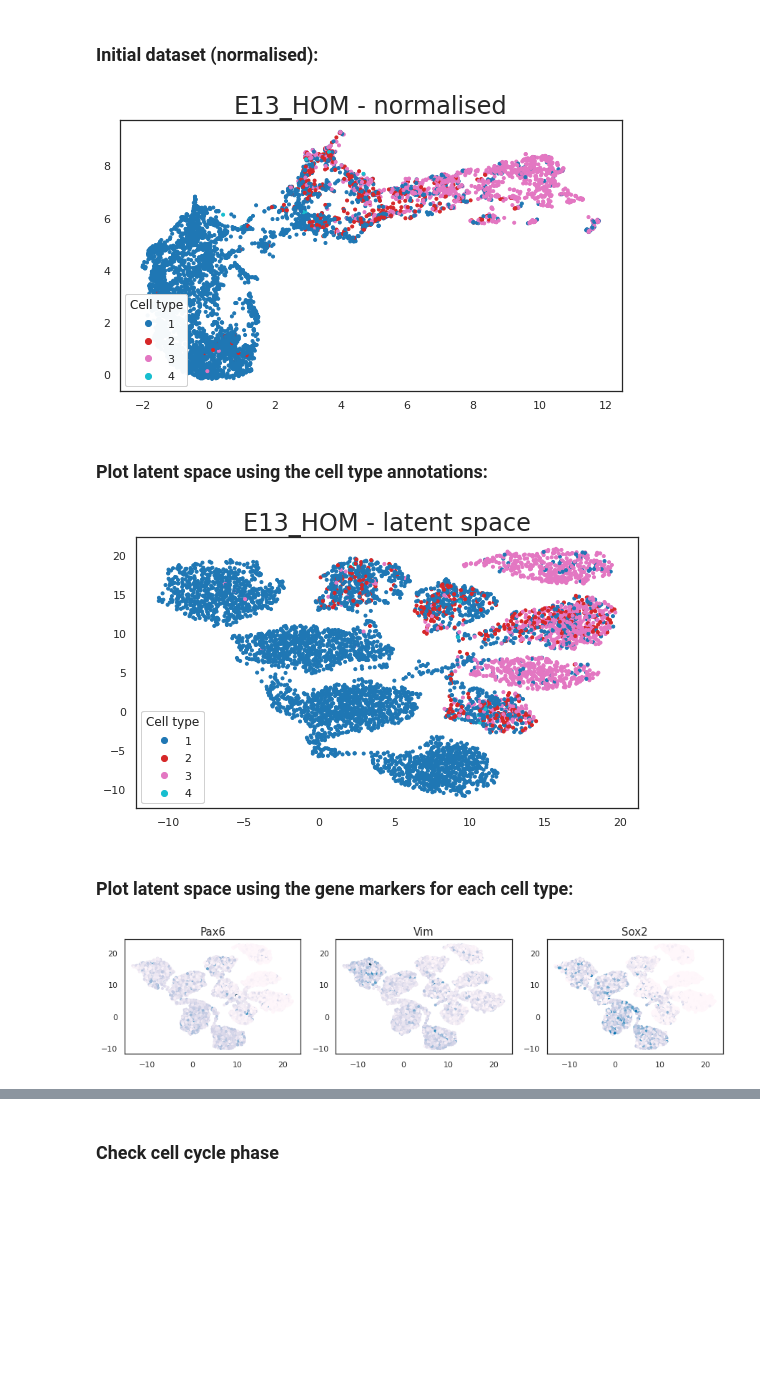
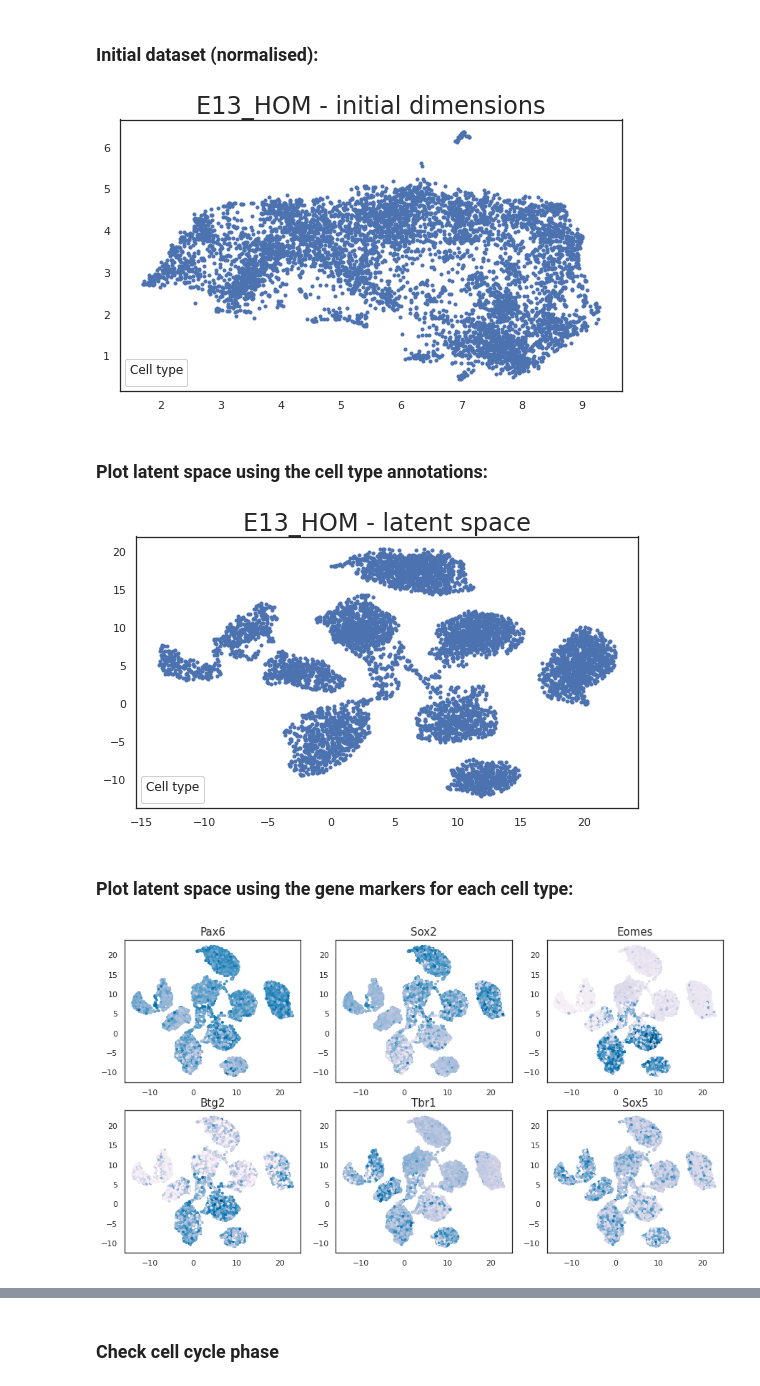
Before and after one commit to marinapts/dissertation_single_cell, a Jupyter notebook: scDeepCluster/latent_space_HOMs.ipynb, the cells around one changed output, grey strips where cells are left out. Drawn from its saved outputs; the diff is of its cells as text; code cells hidden in the pictures; blank space fills up the shorter version.

```diff
--- a/scDeepCluster/latent_space_HOMs.ipynb
+++ b/scDeepCluster/latent_space_HOMs.ipynb
@@ -11,4 +16,0 @@ from collections import OrderedDict
-# %%
-sc.logging.print_version_and_date()
-sns.set(style='white', context='notebook', rc={'figure.figsize': (9, 4)})
-np.random.seed(42)
@@ -17,6 +17,6 @@ Running Scanpy 1.5.1, on 2020-07-08 06:50.
 # %% [markdown]
 Load the latent embedding from scDeepCluster and the annotations file from cellassign:
 # %%
-E13_hom_latent_data = pd.read_csv('./E13_hom_latent_output.csv', header=None)
-E13_hom_labels = pd.read_csv('../data_qc/anno_E13_hom.csv')
+E13_hom_latent_data = pd.read_csv('./exp_04/variable_genes/E13_hom_latent_output.csv', header=None)
+# E13_hom_labels = pd.read_csv('../data_qc/anno_E13_hom.csv')
 # %%
@@ -44,3 +50,7 @@ E13_hom_data = E13_hom_data.div(E13_hom_data.sum(axis=1), axis=0)  # Normalise c
 # E14_hom = E14_hom.T
 # E14_hom_data = E14_hom.reset_index(drop=True)
 # E14_hom_data = E14_hom_data.div(E14_hom_data.sum(axis=1), axis=0)  # Normalise counts per cell
+# %%
+E13_hom = sc.read_h5ad('../ann_data/exp_04/E13_hom_norm_variable_genes.h5ad')
+E13_hom = E13_hom.to_df()
+print(E13_hom.shape)
@@ -103,7 +115,7 @@ def plot_umap_for_markers(embedding, orig_data, labels, n_neighbors=5, min_dist=
                           metric='euclidean', title='', cmap='tab10', show_legend=True):
 
     len_labels = len(labels)
-    fig_size = (15, 10) if len_labels < 4 else (20, 50)
+    fig_size = (15, 30) if len_labels < 10 else (15, 45)
     fig = plt.figure(figsize=fig_size)
 
     # Create subplots
@@ -167,21 +172,21 @@ def cell_cycle_phase(dataset):
 # %% [markdown]
 ### Initial dataset (normalised):
 # %%
-draw_umap(E13_hom_data, E13_hom_num_labels, min_dist=0.001, title='E13_HOM - normalised')
+draw_umap(E13_hom, [], min_dist=0.001, title='E13_HOM - initial dimensions')
 # %% [output]
-[figure, old version]
+[figure, new version]
 # %% [markdown]
 ### Plot latent space using the cell type annotations:
 # %%
-draw_umap(E13_hom_latent_data, E13_hom_num_labels, min_dist=0.8, title='E13_HOM - latent space')
+draw_umap(E13_hom_latent_data, [], min_dist=0.8, title='E13_HOM - latent space')
 # %% [output]
-[figure, old version]
+[figure, new version]
 # %% [markdown]
 ### Plot latent space using the gene markers for each cell type:
 # %%
 E13_hom_embedding = fit_umap(E13_hom_latent_data)
 # %%
-plot_umap_for_markers(E13_hom_embedding, E13_hom_data, neural_progenitors, cmap='PuBu')
+plot_umap_for_markers(E13_hom_embedding, E13_hom, major_cell_types, cmap='PuBu')
 # %% [output]
-[figure, old version]
+[figure, new version]
 # %%
```
Also changed, not shown: parts of 21 cells of this notebook.
